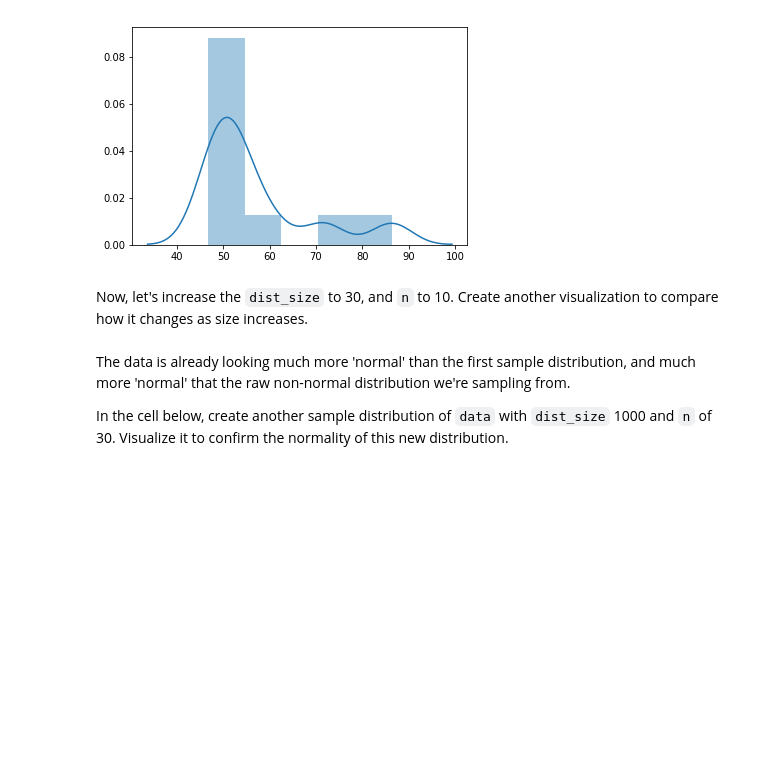
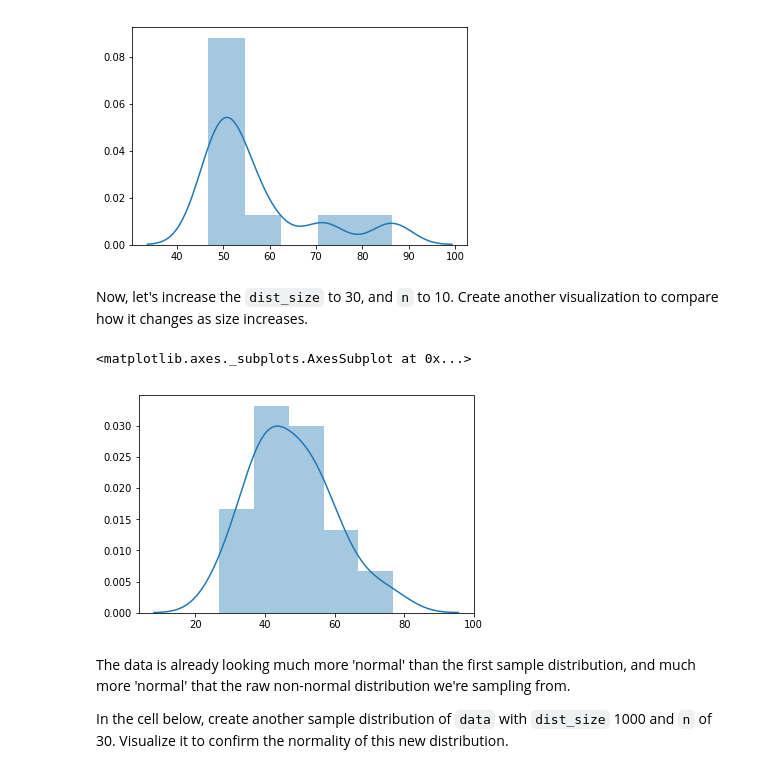
Before and after one commit to lindseyberlin/dsc-central-limit-theorem-lab-houston-ds-042219, a Jupyter notebook: index.ipynb, the cells around one changed output. Drawn from its saved outputs; the diff is of its cells as text; code cells hidden in the pictures; blank space fills up the shorter version.

```diff
--- a/index.ipynb
+++ b/index.ipynb
@@ -130,7 +130,10 @@ Now, let's increase the `dist_size` to 30, and `n` to 10.  Create another visual
 # %%
 sample_30_10 = create_sample_distribution(df, 30, 10)
 
-sns.distplot(sample_30_3)
+sns.distplot(sample_30_10)
+# %% [output]
+<matplotlib.axes._subplots.AxesSubplot at 0x...>
+[figure, added]
 # %% [markdown]
 The data is already looking much more 'normal' than the first sample distribution, and much more 'normal' that the raw non-normal distribution we're sampling from.
 
```
Also changed, not shown: parts of 1 cell of this notebook.
